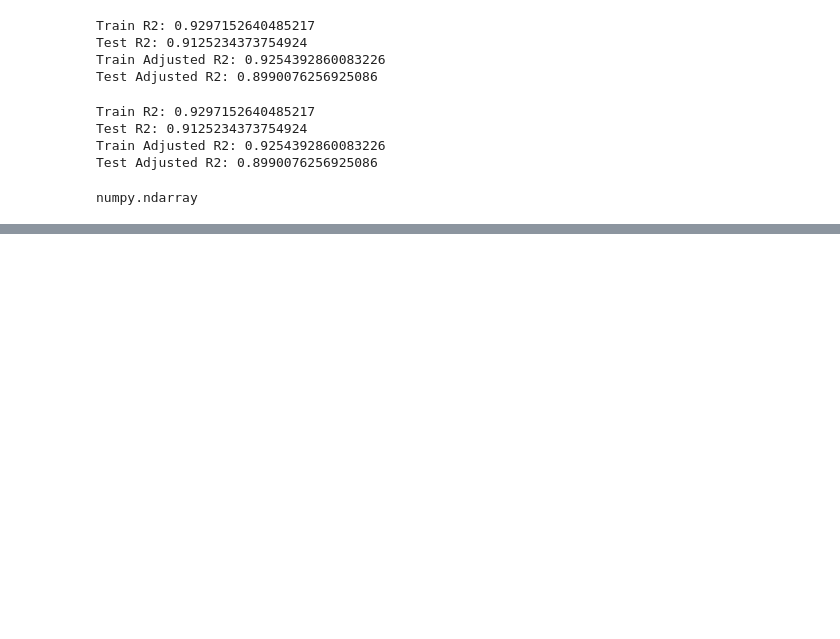
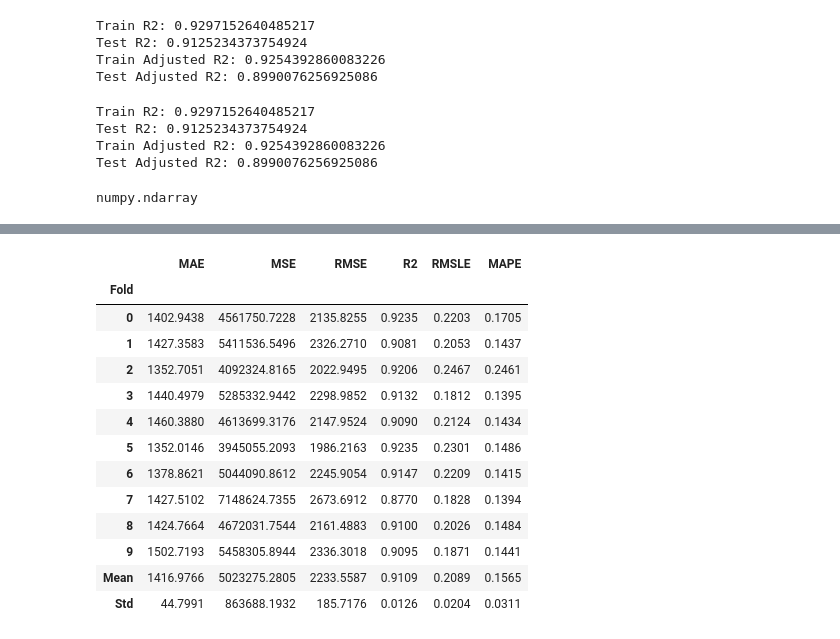
Before and after one commit to The-Powder-of-Data/predict_consumption, a Jupyter notebook: src/predict_3.ipynb, the cells around one changed output, grey strips where cells are left out. Saved outputs shown, nothing was run; the diff lists cells and outputs as text; code cells hidden in the pictures; blank space fills up the shorter version.

```diff
--- a/src/predict_3.ipynb
+++ b/src/predict_3.ipynb
@@ -152,0 +264,17 @@ best = compare_models()
+# %%
+tuned_lightgbm = tune_model(lightgbm_model, optimize= "RMSE", )
+# %% [output]
+|  | MAE | MSE | RMSE | R2 | RMSLE | MAPE |
+| Fold |  |  |  |  |  |  |
+| 0 | 1402.9438 | 4561750.7228 | 2135.8255 | 0.9235 | 0.2203 | 0.1705 |
+| 1 | 1427.3583 | 5411536.5496 | 2326.2710 | 0.9081 | 0.2053 | 0.1437 |
+| 2 | 1352.7051 | 4092324.8165 | 2022.9495 | 0.9206 | 0.2467 | 0.2461 |
+| 3 | 1440.4979 | 5285332.9442 | 2298.9852 | 0.9132 | 0.1812 | 0.1395 |
+| 4 | 1460.3880 | 4613699.3176 | 2147.9524 | 0.9090 | 0.2124 | 0.1434 |
+| 5 | 1352.0146 | 3945055.2093 | 1986.2163 | 0.9235 | 0.2301 | 0.1486 |
+| 6 | 1378.8621 | 5044090.8612 | 2245.9054 | 0.9147 | 0.2209 | 0.1415 |
+| 7 | 1427.5102 | 7148624.7355 | 2673.6912 | 0.8770 | 0.1828 | 0.1394 |
+| 8 | 1424.7664 | 4672031.7544 | 2161.4883 | 0.9100 | 0.2026 | 0.1484 |
+| 9 | 1502.7193 | 5458305.8944 | 2336.3018 | 0.9095 | 0.1871 | 0.1441 |
+| Mean | 1416.9766 | 5023275.2805 | 2233.5587 | 0.9109 | 0.2089 | 0.1565 |
+| Std | 44.7991 | 863688.1932 | 185.7176 | 0.0126 | 0.0204 | 0.0311 |
```
Also changed, not shown: parts of 14 cells of this notebook, 8 other files.
